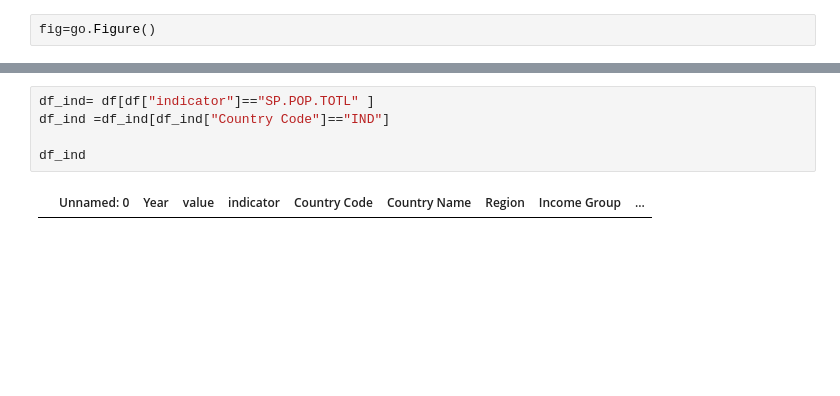
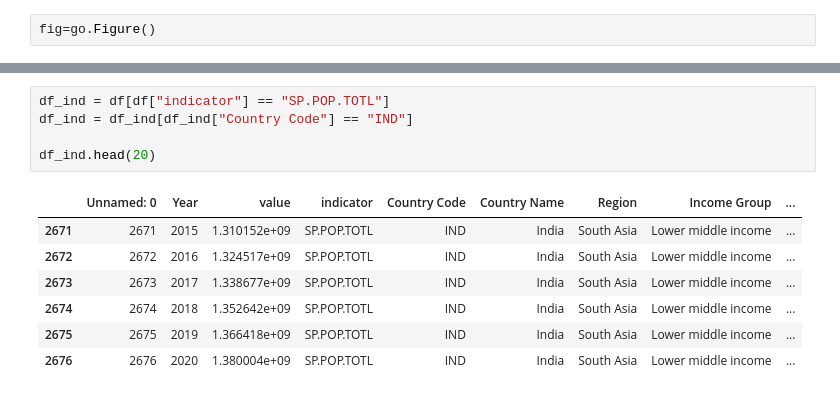
Before and after one commit to DATA-690-FALL-2021/DATA690_Nazia, a Jupyter notebook: assignment_06/in_class_06.ipynb, the cells around one changed output, grey strips where cells are left out. Cells and saved outputs as stored; diff of their text form; blank space fills up the shorter version.

```diff
--- a/assignment_06/in_class_06.ipynb
+++ b/assignment_06/in_class_06.ipynb
@@ -98,10 +98,16 @@ Please replace it with one of the following more specific types
   - etc.
 [interactive output not drawn]
 # %%
-df_ind= df[df["indicator"]=="SP.POP.TOTL" ]
-df_ind =df_ind[df_ind["Country Code"]=="IND"]
+df_ind = df[df["indicator"] == "SP.POP.TOTL"]
+df_ind = df_ind[df_ind["Country Code"] == "IND"]
 
-df_ind
+df_ind.head(20)
 # %% [output]
 |  | Unnamed: 0 | Year | value | indicator | Country Code | Country Name | Region | Income Group | ... |
+| 2671 | 2671 | 2015 | 1.310152e+09 | SP.POP.TOTL | IND | India | South Asia | Lower middle income | ... |
+| 2672 | 2672 | 2016 | 1.324517e+09 | SP.POP.TOTL | IND | India | South Asia | Lower middle income | ... |
+| 2673 | 2673 | 2017 | 1.338677e+09 | SP.POP.TOTL | IND | India | South Asia | Lower middle income | ... |
+| 2674 | 2674 | 2018 | 1.352642e+09 | SP.POP.TOTL | IND | India | South Asia | Lower middle income | ... |
+| 2675 | 2675 | 2019 | 1.366418e+09 | SP.POP.TOTL | IND | India | South Asia | Lower middle income | ... |
+| 2676 | 2676 | 2020 | 1.380004e+09 | SP.POP.TOTL | IND | India | South Asia | Lower middle income | ... |
 # %%
```
Also changed, not shown: parts of 1 cell of this notebook.
